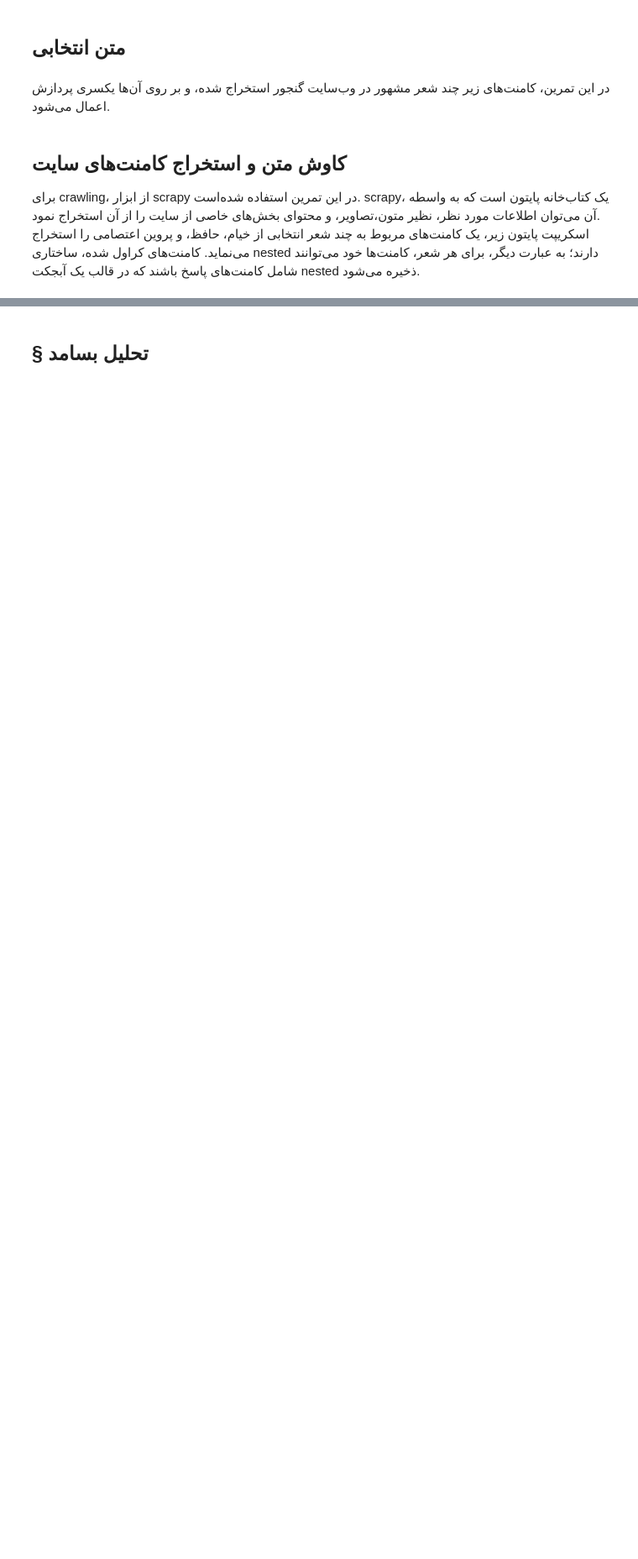
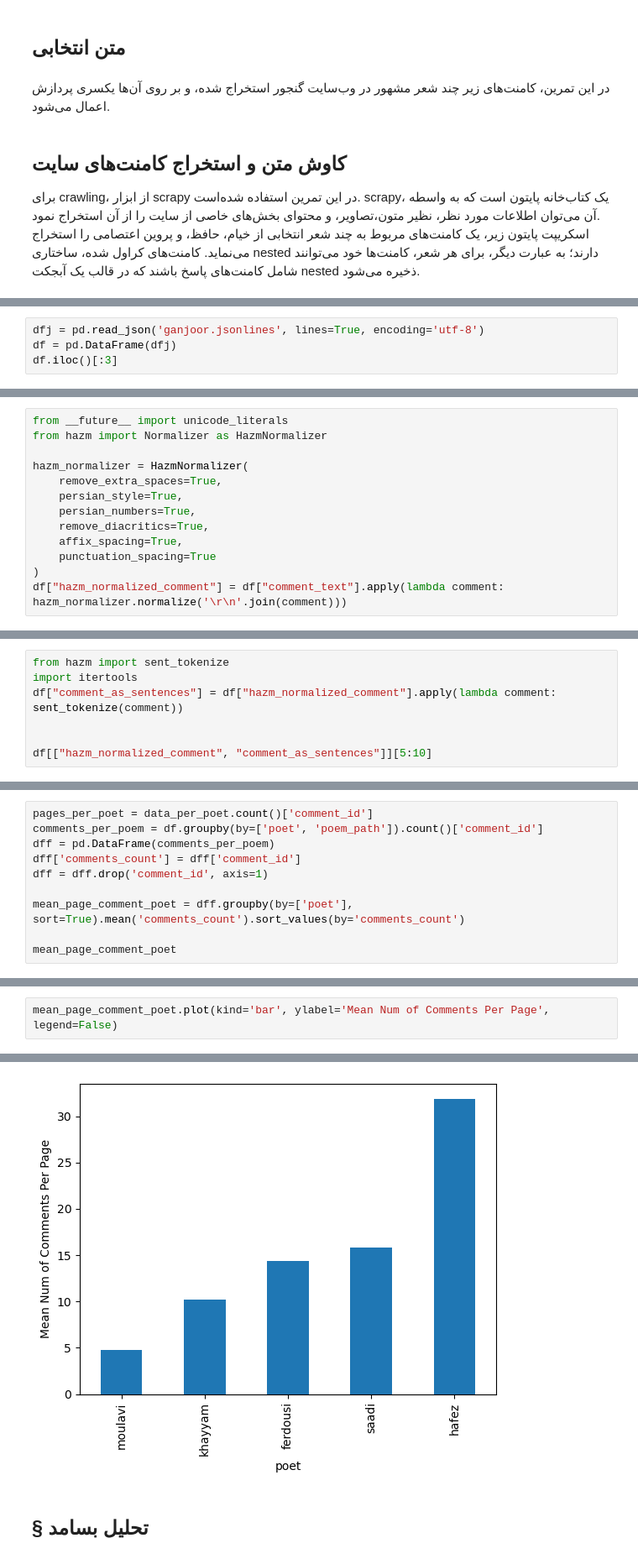
Before and after one commit to jrazi/nlp-assignments-spring-2023, a Jupyter notebook: A1/report/Report.ipynb, the cells around one changed output, grey strips where cells are left out. Shown at 84% size. Saved outputs shown, nothing was run; the diff lists cells and outputs as text; blank space fills up the shorter version.

Commit message:
add data processing parts to report

```diff
--- a/A1/report/Report.ipynb
+++ b/A1/report/Report.ipynb
@@ -250,0 +295,4 @@ df
+# %%
+dfj = pd.read_json('ganjoor.jsonlines', lines=True, encoding='utf-8')
+df = pd.DataFrame(dfj)
+df.iloc()[:3]
@@ -250,0 +325,13 @@ df
+# %%
+from __future__ import unicode_literals
+from hazm import Normalizer as HazmNormalizer
+
+hazm_normalizer = HazmNormalizer(
+    remove_extra_spaces=True,
+    persian_style=True,
+    persian_numbers=True,
+    remove_diacritics=True,
+    affix_spacing=True,
+    punctuation_spacing=True
+)
+df["hazm_normalized_comment"] = df["comment_text"].apply(lambda comment: hazm_normalizer.normalize('\r\n'.join(comment)))
@@ -250,0 +358,7 @@ df
+# %%
+from hazm import sent_tokenize
+import itertools
+df["comment_as_sentences"] = df["hazm_normalized_comment"].apply(lambda comment: sent_tokenize(comment))
+
+
+df[["hazm_normalized_comment", "comment_as_sentences"]][5:10]
@@ -250,0 +399,10 @@ df
+# %%
+pages_per_poet = data_per_poet.count()['comment_id']
+comments_per_poem = df.groupby(by=['poet', 'poem_path']).count()['comment_id']
+dff = pd.DataFrame(comments_per_poem)
+dff['comments_count'] = dff['comment_id']
+dff = dff.drop('comment_id', axis=1)
+
+mean_page_comment_poet = dff.groupby(by=['poet'], sort=True).mean('comments_count').sort_values(by='comments_count')
+
+mean_page_comment_poet
@@ -250,0 +421,3 @@ df
+# %%
+mean_page_comment_poet.plot(kind='bar', ylabel='Mean Num of Comments Per Page', legend=False)
+# %% [output]
@@ -251,2 +425,3 @@ df
+[figure, added]
 # %% [markdown]
 <h2 style='direction:rtl;'> § تحلیل بسامد  </h2>
```
Also changed, not shown: parts of 117 cells of this notebook, 5 other files.
